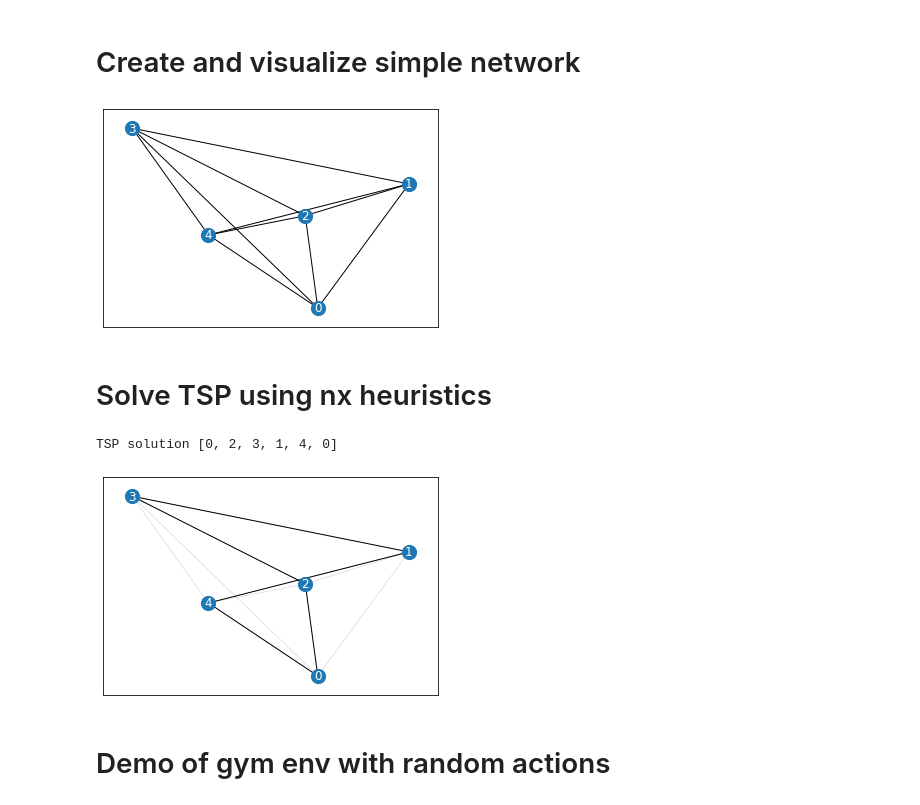
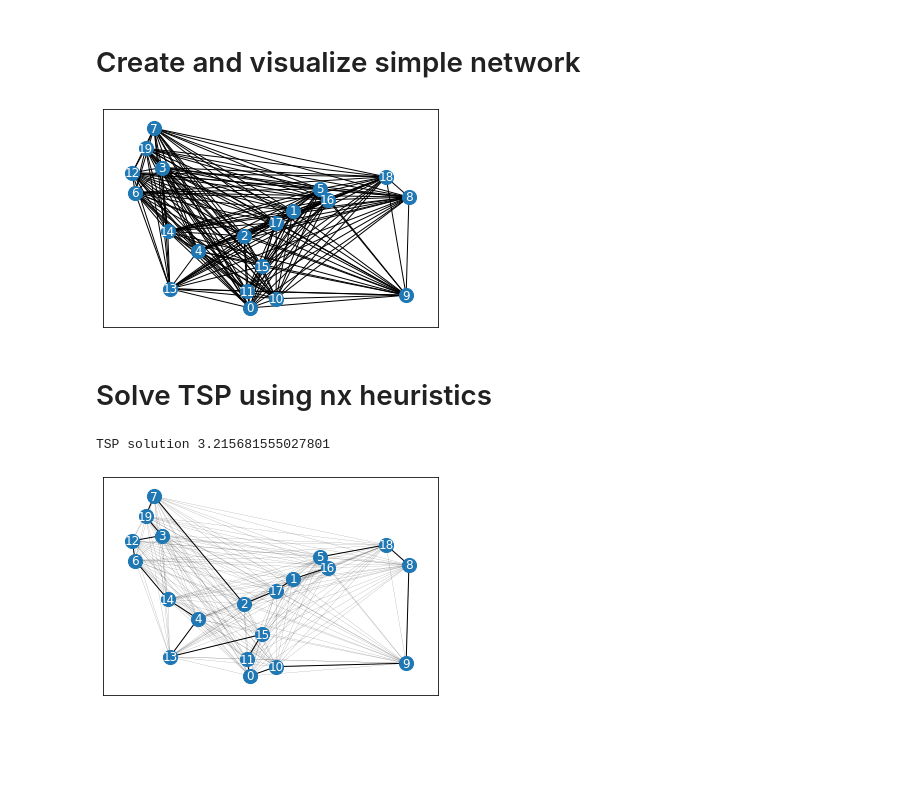
Before and after one commit to NREL/graph-env, a Jupyter notebook: docs/examples/tsp-env.ipynb, the cells around one changed output. Cells and saved outputs as stored; diff of their text form; code cells hidden in the pictures; blank space fills up the shorter version.

```diff
--- a/docs/examples/tsp-env.ipynb
+++ b/docs/examples/tsp-env.ipynb
@@ -17,23 +17,24 @@ from graphenv.examples.tsp.graph_utils import make_complete_planar_graph, plot_n
 # %% [markdown]
 # Create and visualize simple network
 # %%
-N = 5
-# G = nx.cycle_graph(N)
+N = 20
 G = make_complete_planar_graph(N, seed=2)
 # %%
 _ = plot_network(G, path=None)
 # %% [output]
-[figure, old version]
+[figure, new version]
+# %%
+def calc_cost(path):
+    return sum((G[start][end]["weight"] for start, end
+                in zip(path, path[1:])))
 # %% [markdown]
 # Solve TSP using nx heuristics
 # %%
 tsp = nx.approximation.traveling_salesman_problem
-path = tsp(G, cycle=True)
-print("TSP solution", path)
+path_christofides = tsp(G, cycle=True)
+print("TSP solution", calc_cost(path_christofides))
 
-_ = plot_network(G, path=path)
+_ = plot_network(G, path=path_christofides)
 # %% [output]
-TSP solution [0, 2, 3, 1, 4, 0]
+TSP solution 3.215681555027801
-[figure, old version]
+[figure, new version]
-# %% [markdown]
-# Demo of gym env with random actions
```
Also changed, not shown: parts of 6 cells of this notebook, 1 other file.
